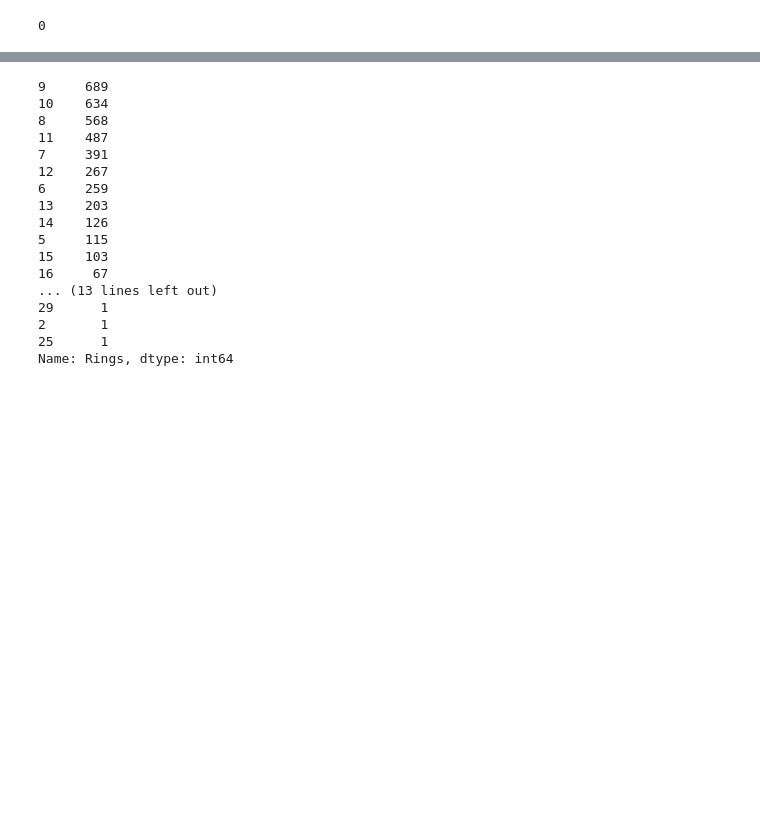
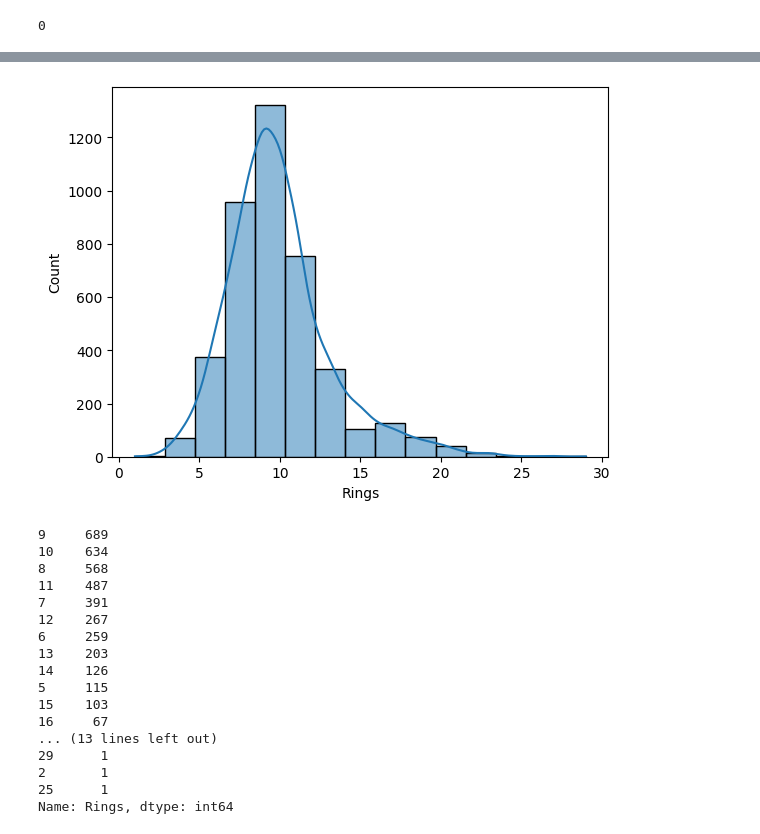
Before and after one commit to hyonnys/tp1, a Jupyter notebook: AIB_TP1_EDA.ipynb, the cells around one changed output, grey strips where cells are left out. Drawn from its saved outputs; the diff is of its cells as text; code cells hidden in the pictures; blank space fills up the shorter version.

```diff
--- a/AIB_TP1_EDA.ipynb
+++ b/AIB_TP1_EDA.ipynb
@@ -151,3 +137,7 @@ abalone[['Rings']].boxplot();
+# %%
+sns.histplot(abalone['Rings'], bins=15, kde=True);
+# %% [output]
+[figure, added]
 # %%
 abalone['Rings'].value_counts()
 # %% [output]
```
Also changed, not shown: parts of 42 cells of this notebook.
